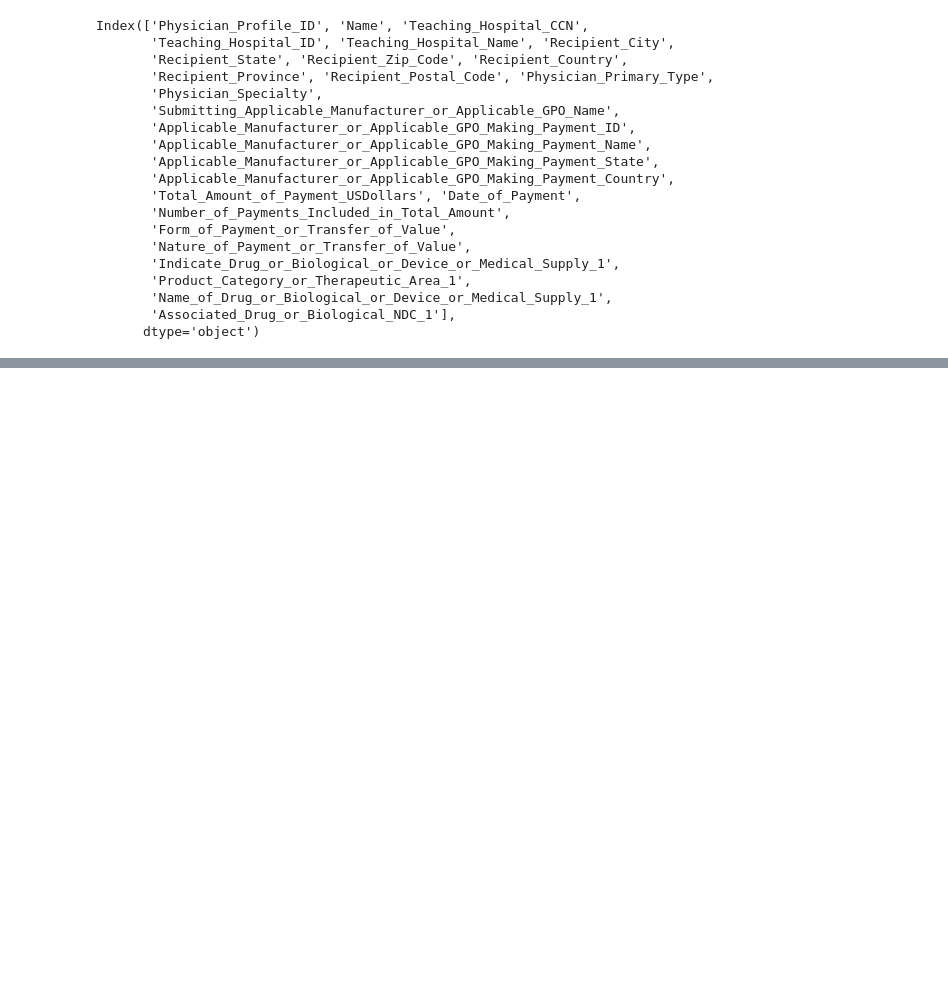
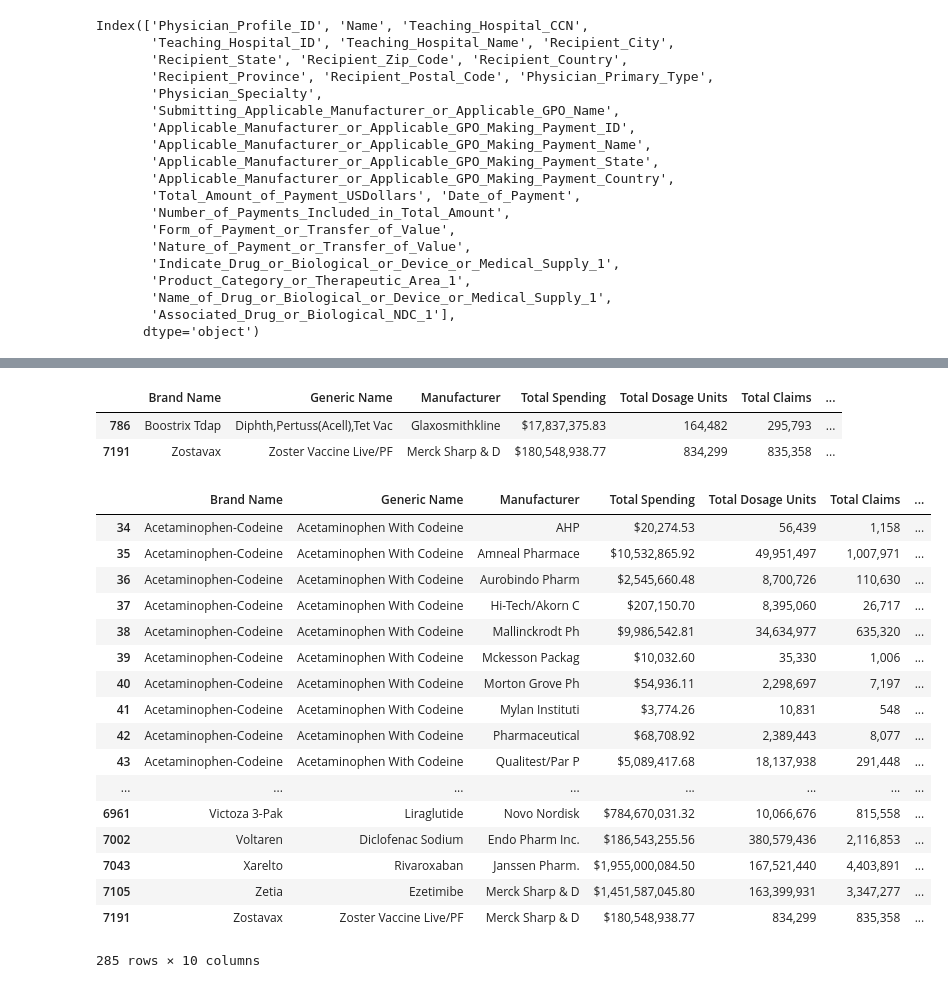
Before and after one commit to charlesjkwanin/dollars-for-doctors, a Jupyter notebook: Physician_Bias.ipynb, the cells around one changed output, grey strips where cells are left out. Saved outputs shown, nothing was run; the diff lists cells and outputs as text; code cells hidden in the pictures; blank space fills up the shorter version.

```diff
--- a/Physician_Bias.ipynb
+++ b/Physician_Bias.ipynb
@@ -348,0 +539,3 @@ Python network visualization modules: Netwulf, [Graph-Tool](https://graph-tool.s
+# %%
+brand_names_data = pd.read_csv('spending_manufacturer_summary_2016.csv')
+brand_names_data
@@ -348,0 +563,29 @@ Python network visualization modules: Netwulf, [Graph-Tool](https://graph-tool.s
+# %%
+big_players_pedi
+# %% [output]
+|  | Brand Name | Generic Name | Manufacturer | Total Spending | Total Dosage Units | Total Claims | ... |
+| 786 | Boostrix Tdap | Diphth,Pertuss(Acell),Tet Vac | Glaxosmithkline | $17,837,375.83 | 164,482 | 295,793 | ... |
+| 7191 | Zostavax | Zoster Vaccine Live/PF | Merck Sharp & D | $180,548,938.77 | 834,299 | 835,358 | ... |
+# %%
+big_players_ortho = brand_names_data[brand_names_data['Brand Name'].isin(ortho_brand['brand_name'].str.title())]
+# %%
+big_players_ortho
+# %% [output]
+|  | Brand Name | Generic Name | Manufacturer | Total Spending | Total Dosage Units | Total Claims | ... |
+| 34 | Acetaminophen-Codeine | Acetaminophen With Codeine | AHP | $20,274.53 | 56,439 | 1,158 | ... |
+| 35 | Acetaminophen-Codeine | Acetaminophen With Codeine | Amneal Pharmace | $10,532,865.92 | 49,951,497 | 1,007,971 | ... |
+| 36 | Acetaminophen-Codeine | Acetaminophen With Codeine | Aurobindo Pharm | $2,545,660.48 | 8,700,726 | 110,630 | ... |
+| 37 | Acetaminophen-Codeine | Acetaminophen With Codeine | Hi-Tech/Akorn C | $207,150.70 | 8,395,060 | 26,717 | ... |
+| 38 | Acetaminophen-Codeine | Acetaminophen With Codeine | Mallinckrodt Ph | $9,986,542.81 | 34,634,977 | 635,320 | ... |
+| 39 | Acetaminophen-Codeine | Acetaminophen With Codeine | Mckesson Packag | $10,032.60 | 35,330 | 1,006 | ... |
+| 40 | Acetaminophen-Codeine | Acetaminophen With Codeine | Morton Grove Ph | $54,936.11 | 2,298,697 | 7,197 | ... |
+| 41 | Acetaminophen-Codeine | Acetaminophen With Codeine | Mylan Instituti | $3,774.26 | 10,831 | 548 | ... |
+| 42 | Acetaminophen-Codeine | Acetaminophen With Codeine | Pharmaceutical | $68,708.92 | 2,389,443 | 8,077 | ... |
+| 43 | Acetaminophen-Codeine | Acetaminophen With Codeine | Qualitest/Par P | $5,089,417.68 | 18,137,938 | 291,448 | ... |
+| ... | ... | ... | ... | ... | ... | ... | ... |
+| 6961 | Victoza 3-Pak | Liraglutide | Novo Nordisk | $784,670,031.32 | 10,066,676 | 815,558 | ... |
+| 7002 | Voltaren | Diclofenac Sodium | Endo Pharm Inc. | $186,543,255.56 | 380,579,436 | 2,116,853 | ... |
+| 7043 | Xarelto | Rivaroxaban | Janssen Pharm. | $1,955,000,084.50 | 167,521,440 | 4,403,891 | ... |
+| 7105 | Zetia | Ezetimibe | Merck Sharp & D | $1,451,587,045.80 | 163,399,931 | 3,347,277 | ... |
+| 7191 | Zostavax | Zoster Vaccine Live/PF | Merck Sharp & D | $180,548,938.77 | 834,299 | 835,358 | ... |
+285 rows × 10 columns
```
Also changed, not shown: parts of 85 cells of this notebook, 1 other file.
